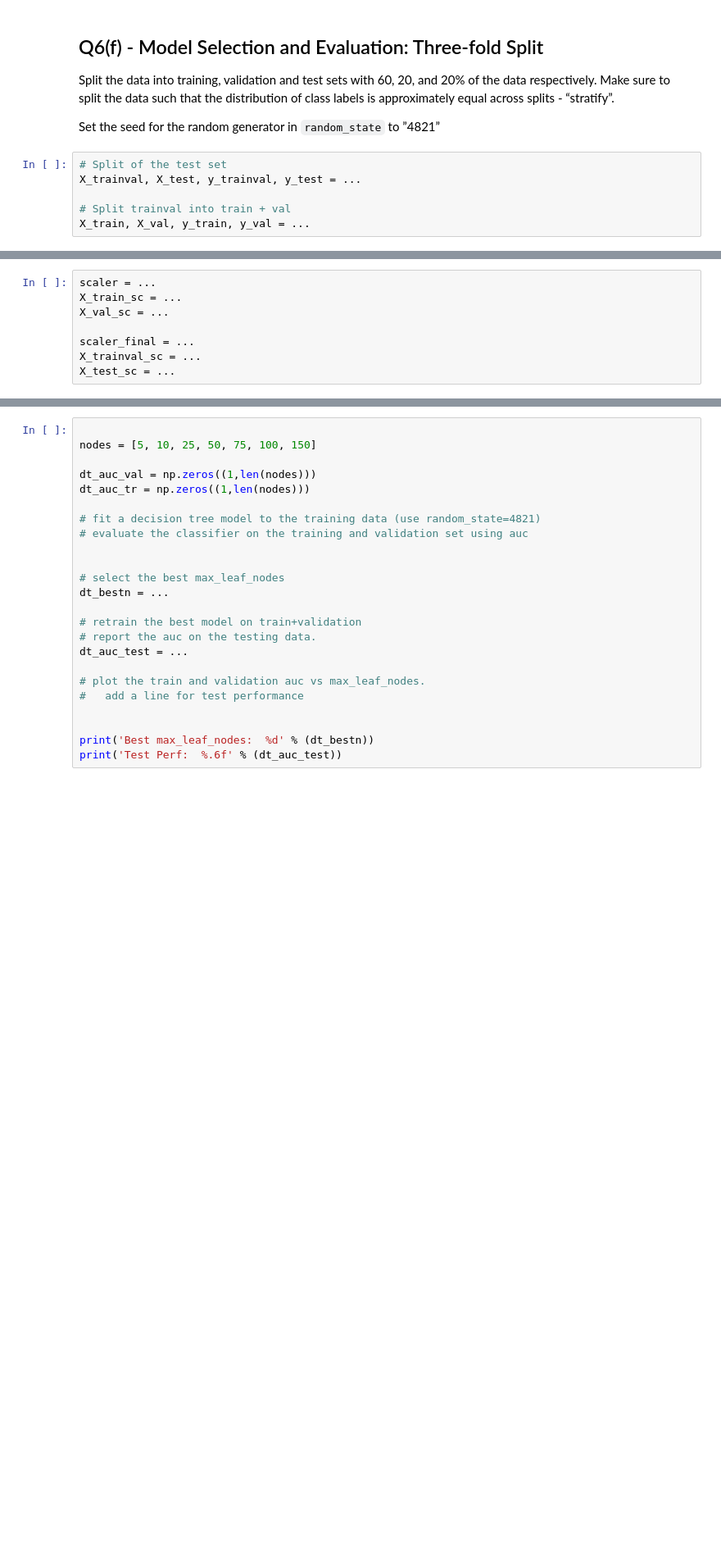
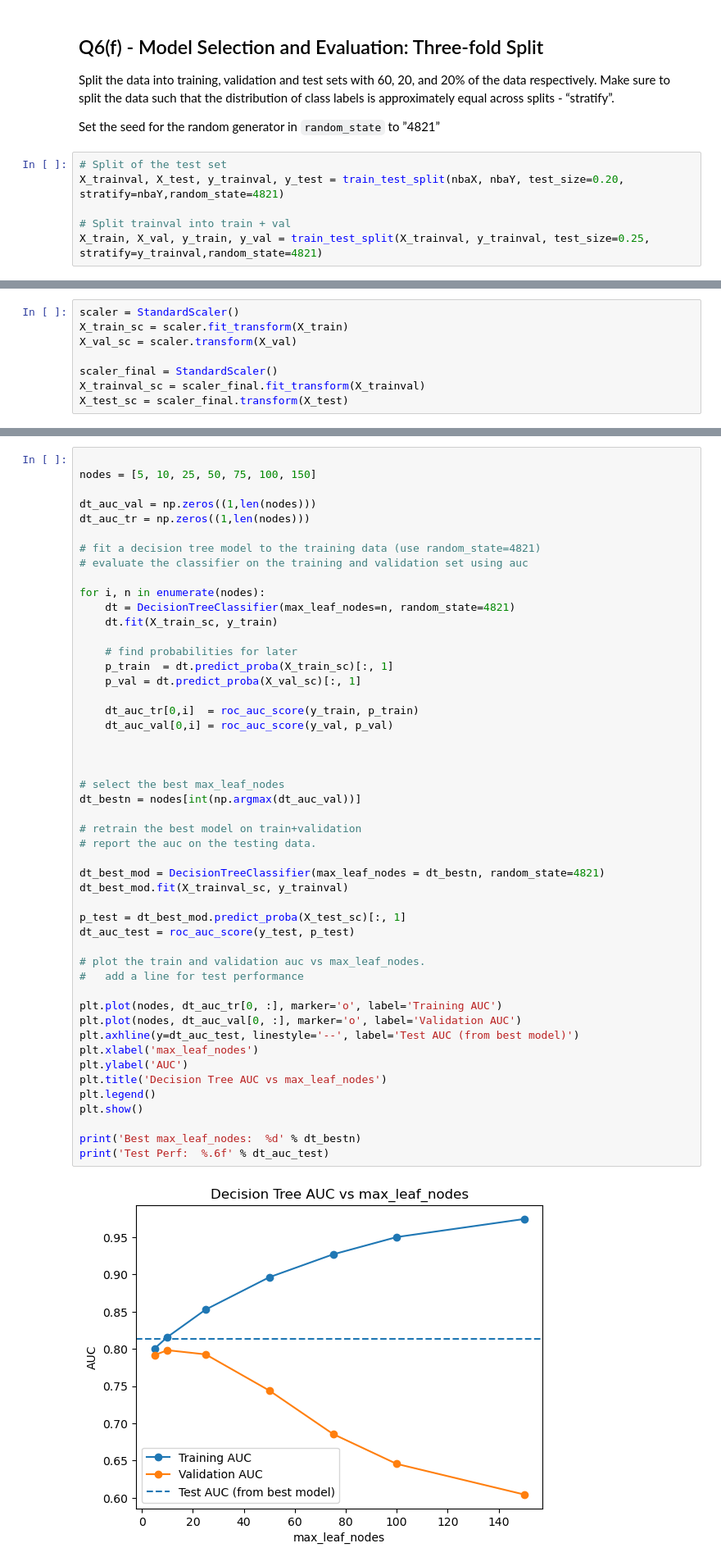
Before and after one commit to aarschne/CS5831Shared, a Jupyter notebook: a2-5831/a2/a2-5831.ipynb, the cells around one changed output, grey strips where cells are left out. Shown at 82% size. Drawn from its saved outputs; the diff is of its cells as text; blank space fills up the shorter version.

```diff
--- a/a2-5831/a2/a2-5831.ipynb
+++ b/a2-5831/a2/a2-5831.ipynb
@@ -929,9 +899,9 @@ Split the data into training, validation and test sets with 60, 20, and 20% of t
 Set the seed for the random generator in `random_state` to ”4821”
 # %%
 # Split of the test set
-X_trainval, X_test, y_trainval, y_test = ...
+X_trainval, X_test, y_trainval, y_test = train_test_split(nbaX, nbaY, test_size=0.20, stratify=nbaY,random_state=4821)
 
 # Split trainval into train + val
-X_train, X_val, y_train, y_val = ...
+X_train, X_val, y_train, y_val = train_test_split(X_trainval, y_trainval, test_size=0.25, stratify=y_trainval,random_state=4821)
 # %%
 grader.check("q6f")
@@ -946,12 +918,12 @@ Use the train+val to scale the train+val data, and use those parameters to scale
 
 Helpful functions: Python - `StandardScaler` from `sklearn.preprocessing`.
 # %%
-scaler = ...
-X_train_sc = ...
-X_val_sc = ...
+scaler = StandardScaler()
+X_train_sc = scaler.fit_transform(X_train)
+X_val_sc = scaler.transform(X_val)
 
-scaler_final = ...
-X_trainval_sc = ...
-X_test_sc = ...
+scaler_final = StandardScaler()
+X_trainval_sc = scaler_final.fit_transform(X_trainval)
+X_test_sc = scaler_final.transform(X_test)
 # %%
 grader.check("q6g")
@@ -971,24 +945,51 @@ add a line for the test AUC performance
 # %%
 
 nodes = [5, 10, 25, 50, 75, 100, 150]
 
 dt_auc_val = np.zeros((1,len(nodes)))
 dt_auc_tr = np.zeros((1,len(nodes)))
 
 # fit a decision tree model to the training data (use random_state=4821)
 # evaluate the classifier on the training and validation set using auc
 
+for i, n in enumerate(nodes):
+    dt = DecisionTreeClassifier(max_leaf_nodes=n, random_state=4821)
+    dt.fit(X_train_sc, y_train)
+
+    # find probabilities for later
+    p_train  = dt.predict_proba(X_train_sc)[:, 1]
+    p_val = dt.predict_proba(X_val_sc)[:, 1]
+
+    dt_auc_tr[0,i]  = roc_auc_score(y_train, p_train)
+    dt_auc_val[0,i] = roc_auc_score(y_val, p_val)
+
+
 
 # select the best max_leaf_nodes
-dt_bestn = ...
+dt_bestn = nodes[int(np.argmax(dt_auc_val))]
 
 # retrain the best model on train+validation
 # report the auc on the testing data.
-dt_auc_test = ...
+
+dt_best_mod = DecisionTreeClassifier(max_leaf_nodes = dt_bestn, random_state=4821)
+dt_best_mod.fit(X_trainval_sc, y_trainval)
+
+p_test = dt_best_mod.predict_proba(X_test_sc)[:, 1]
+dt_auc_test = roc_auc_score(y_test, p_test)
 
 # plot the train and validation auc vs max_leaf_nodes.
 #   add a line for test performance
 
+plt.plot(nodes, dt_auc_tr[0, :], marker='o', label='Training AUC')
+plt.plot(nodes, dt_auc_val[0, :], marker='o', label='Validation AUC')
+plt.axhline(y=dt_auc_test, linestyle='--', label='Test AUC (from best model)')
+plt.xlabel('max_leaf_nodes')
+plt.ylabel('AUC')
+plt.title('Decision Tree AUC vs max_leaf_nodes')
+plt.legend()
+plt.show()
 
-print('Best max_leaf_nodes:  %d' % (dt_bestn))
-print('Test Perf:  %.6f' % (dt_auc_test))
+print('Best max_leaf_nodes:  %d' % dt_bestn)
+print('Test Perf:  %.6f' % dt_auc_test)
+# %% [output]
+[figure, added]
```
Also changed, not shown: parts of 12 cells of this notebook, 1 other file.
